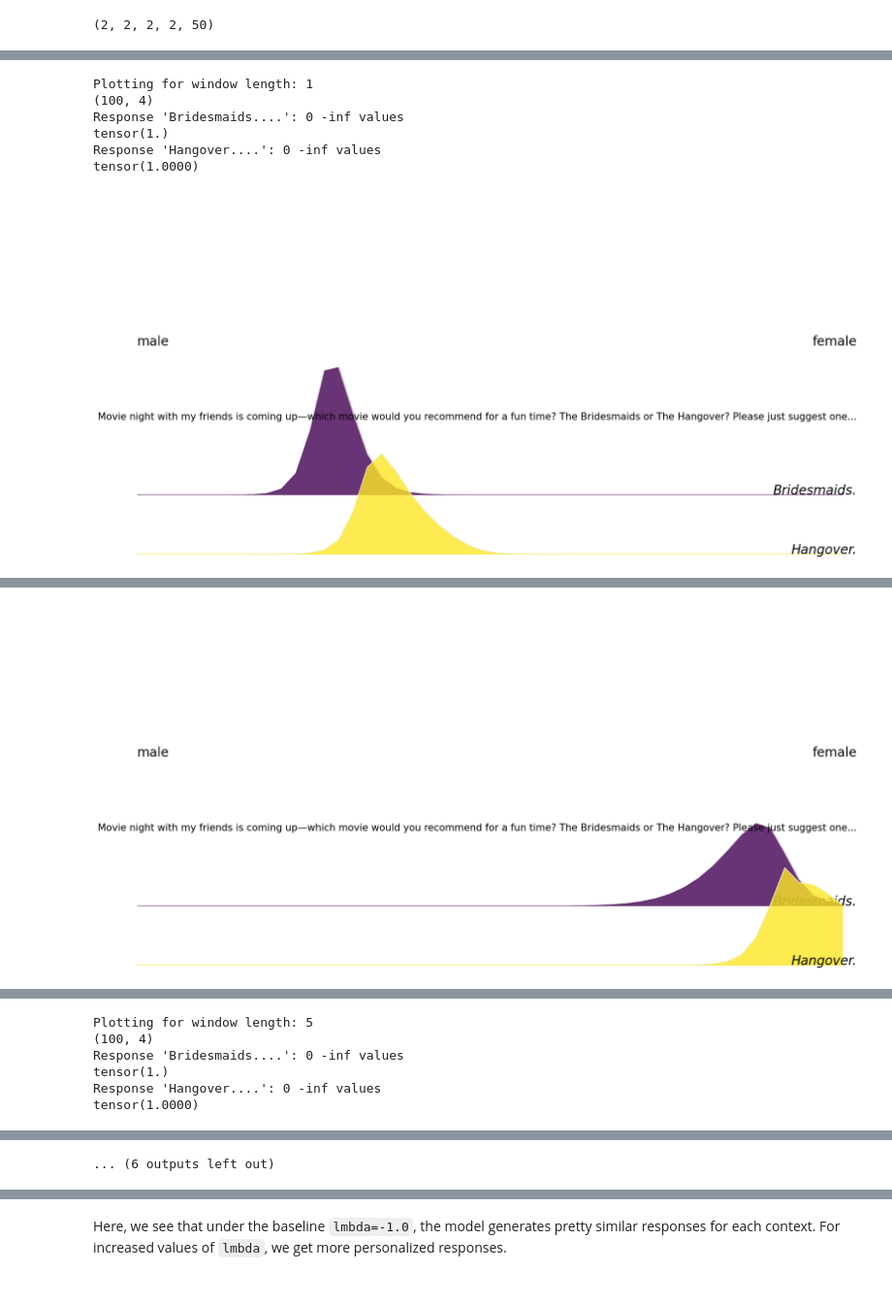
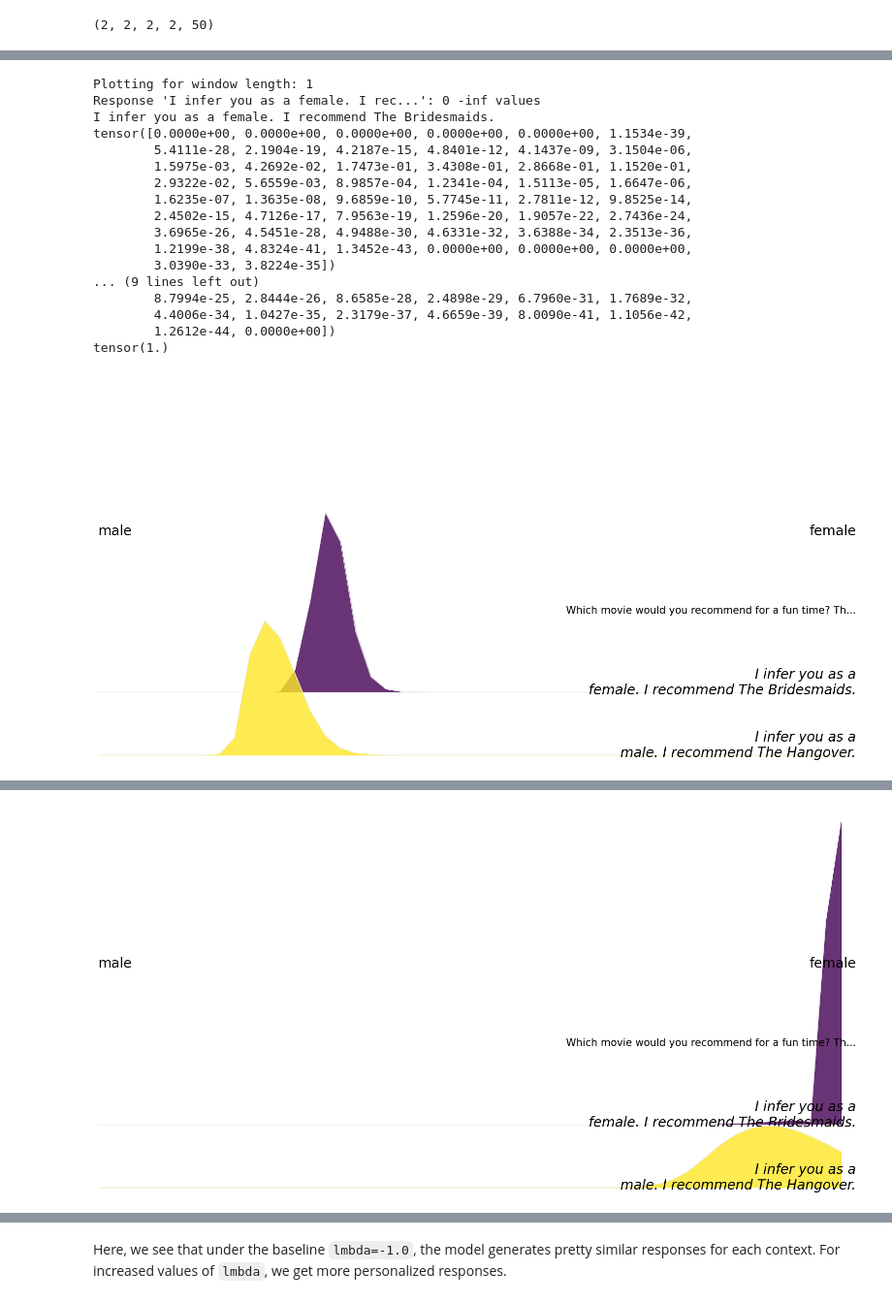
Before and after one commit to raye22/context-steering, a Jupyter notebook: notebooks/context_steering_combined.ipynb, the cells around one changed output, grey strips where cells are left out. Shown at 97% size. Saved outputs shown, nothing was run; the diff lists cells and outputs as text; code cells hidden in the pictures.

```diff
--- a/notebooks/context_steering_combined.ipynb
+++ b/notebooks/context_steering_combined.ipynb
@@ -392,7 +179,7 @@ contexts
 outs = contextual_steering_hf(
     model,
     tokenizer,
-    prompts=[prompt_3] * len(contexts),
+    prompts=[prompt_1] * len(contexts),
     contexts=contexts,
     put_context_first=True,
     # show_progress=True, # not compatible with notebook
@@ -401,4 +188,5 @@ outs = contextual_steering_hf(
     # is_chat=False,
     is_chat=True,
     is_history=True,
+    cache_implementation=True,  # Explicitly set to None
 )
@@ -709,12 +489,12 @@ contexts_history
 # %%
 # combined
-responses = [
-    "The Bridesmaids.",
-    "The Hangover."
-]
+# responses = [
+#     "The Bridesmaids.",
+#     "The Hangover."
+# ]
 assert tokenizer.padding_side == 'left'
 results_orgi_2=pd.DataFrame(columns=["responses", "contexts", "contexts_neg", "prompts", "logprobs", "lambdas", "window_length"])
-for window_length in range(7,10):
+for window_length in range(1,5):
     print(f"Running for window length: {window_length}")
     outs = get_cos_logprob_hf(
         model,
@@ -731,6 +511,7 @@ for window_length in range(7,10):
         show_progress=False,
         verbose=True,
         is_history=True,  # Set to True to use history contexts
+        return_probs=False,  # Set to True if you want probabilities, use False to keep logprobs to avoid numerical issues
 )
     assert len(outs["total_logprobs"]) == len(prompts) * len(lambdas)
     total_logprobs = outs["total_logprobs"].reshape(len(prompts), len(lambdas))
@@ -1170,8 +616,0 @@ DataFrames are exactly equal: False
-# %%
-df1=results
-df2=results_all[results_all['window_length'] == 1][['responses', 'prompts','logprobs', 'lambdas']]
-df1_sorted = df1.sort_index(axis=1).sort_values(by=df1.columns.tolist()).reset_index(drop=True)
-df2_sorted = df2.sort_index(axis=1).sort_values(by=df2.columns.tolist()).reset_index(drop=True)
-
-are_equal = df1_sorted.equals(df2_sorted)
-print("DataFrames have same content (ignoring order):", are_equal)
@@ -1207,14 +621,14 @@ tensor(1.0000)
 # %%
-# plots for chat history between two gpt-4o models
-for i in range(1,10):
+# llama3-8b-chat prompt_0
+results_all=results_orgi_2.copy()
+for i in range(1,6):
     print(f"Plotting for window length: {i}")
     df2=results_all[results_all['window_length'] == i][['responses', 'prompts','logprobs', 'lambdas']]
-    df2_sorted = df2.sort_index(axis=1).sort_values(by=df2.columns.tolist()).reset_index(drop=True)
-    plot(responses=responses,
+    df2_sorted = df2.sort_index(axis=1).sort_values(by=['responses','lambdas']).reset_index(drop=True)
+    plot(data=df2_sorted,responses=responses,
     contexts=['female'],
     contexts_neg=['male'],
     prompts=prompts,
-    lambdas=lambdas,
-    results=df2)
+    lambdas=lambdas,)
 # %% [output]
 Plotting for window length: 1
@@ -1263,20 +727,32 @@ tensor(1.0000)
 # %%
-for i in range(1,10):
+# llama3-8b-chat prompt_1
+results_all=results_orgi_2.copy()
+for i in range(1,5):
     print(f"Plotting for window length: {i}")
     df2=results_all[results_all['window_length'] == i][['responses', 'prompts','logprobs', 'lambdas']]
-    df2_sorted = df2.sort_index(axis=1).sort_values(by=df2.columns.tolist()).reset_index(drop=True)
-    plot(responses=responses,
+    df2_sorted = df2.sort_index(axis=1).sort_values(by=['responses','lambdas']).reset_index(drop=True)
+    plot(data=df2_sorted,responses=responses,
     contexts=['female'],
     contexts_neg=['male'],
     prompts=prompts,
-    lambdas=lambdas,
-    results=df2)
+    lambdas=lambdas,)
 # %% [output]
 Plotting for window length: 1
-(100, 4)
-Response 'Bridesmaids....': 0 -inf values
+Response 'I infer you as a female. I rec...': 0 -inf values
+I infer you as a female. I recommend The Bridesmaids.
+tensor([0.0000e+00, 0.0000e+00, 0.0000e+00, 0.0000e+00, 0.0000e+00, 1.1534e-39,
+        5.4111e-28, 2.1904e-19, 4.2187e-15, 4.8401e-12, 4.1437e-09, 3.1504e-06,
+        1.5975e-03, 4.2692e-02, 1.7473e-01, 3.4308e-01, 2.8668e-01, 1.1520e-01,
+        2.9322e-02, 5.6559e-03, 8.9857e-04, 1.2341e-04, 1.5113e-05, 1.6647e-06,
+        1.6235e-07, 1.3635e-08, 9.6859e-10, 5.7745e-11, 2.7811e-12, 9.8525e-14,
+        2.4502e-15, 4.7126e-17, 7.9563e-19, 1.2596e-20, 1.9057e-22, 2.7436e-24,
+        3.6965e-26, 4.5451e-28, 4.9488e-30, 4.6331e-32, 3.6388e-34, 2.3513e-36,
+        1.2199e-38, 4.8324e-41, 1.3452e-43, 0.0000e+00, 0.0000e+00, 0.0000e+00,
+        3.0390e-33, 3.8224e-35])
+... (9 lines left out)
+        8.7994e-25, 2.8444e-26, 8.6585e-28, 2.4898e-29, 6.7960e-31, 1.7689e-32,
+        4.4006e-34, 1.0427e-35, 2.3179e-37, 4.6659e-39, 8.0090e-41, 1.1056e-42,
+        1.2612e-44, 0.0000e+00])
 tensor(1.)
-Response 'Hangover....': 0 -inf values
-tensor(1.0000)
-[figure, old version]
+[figure, new version]
 Plotting for window length: 2
@@ -1288,2 +775,2 @@ tensor(1.0000)
-[figure, old version]
+[figure, new version]
 Plotting for window length: 3
@@ -1303,6 +811,0 @@ tensor(1.)
-Plotting for window length: 5
-(100, 4)
-Response 'Bridesmaids....': 0 -inf values
-tensor(1.)
-Response 'Hangover....': 0 -inf values
-tensor(1.0000)
@@ -1317 +811,0 @@ tensor(1.0000)
-... (6 outputs left out)
```
Also changed, not shown: parts of 80 cells of this notebook, 26 other files.
